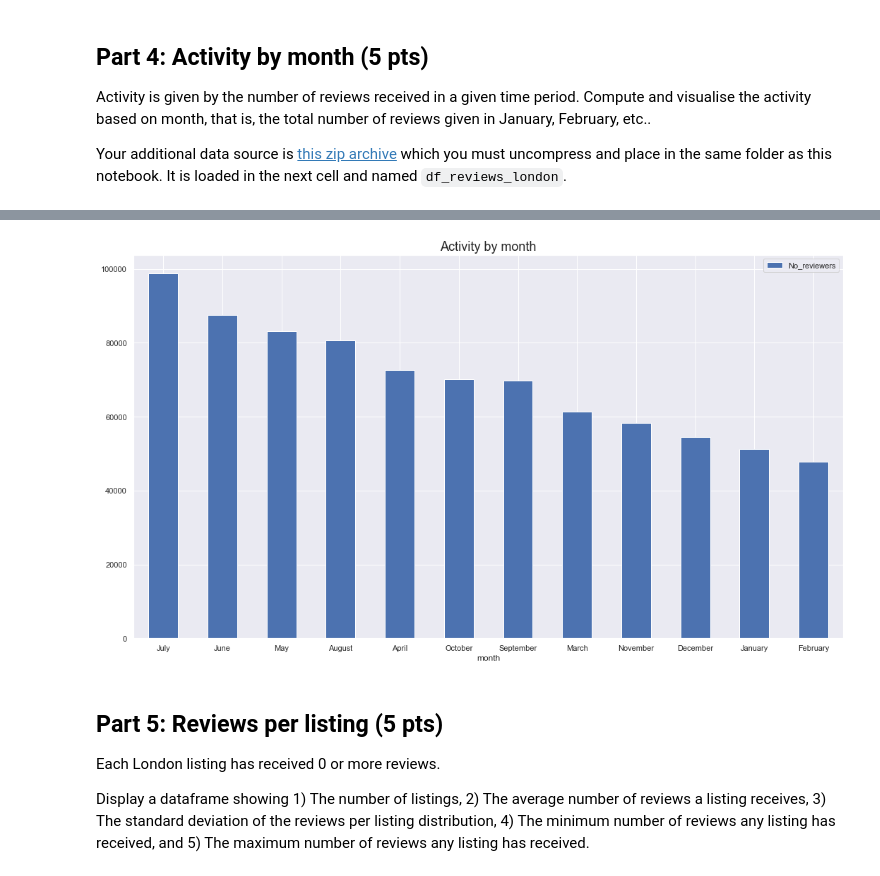
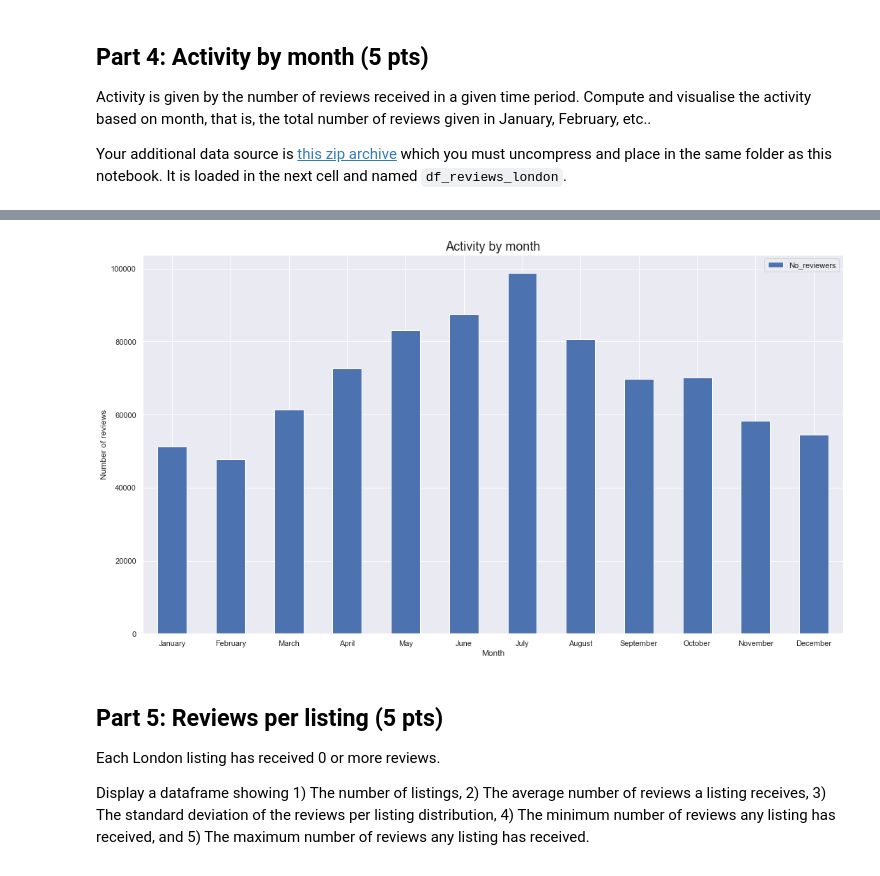
Before and after one commit to georgezefko/02807_Computational_tools_for_DS, a Jupyter notebook: 02807_Project_2.ipynb, the cells around one changed output, grey strips where cells are left out. Cells and saved outputs as stored; diff of their text form; code cells hidden in the pictures.

```diff
--- a/02807_Project_2.ipynb
+++ b/02807_Project_2.ipynb
@@ -467,13 +483,17 @@ df_reviews_london.toPandas()
 # %%
+# your code goes here
 activity = df_reviews_london.withColumn('month',F.date_format('date',"MMMM")) \
                             .groupBy('month').agg(F.count('reviewer_id').alias('No_reviewers')) \
                             .toPandas()
 
-_ = activity.set_index('month').sort_values(by='No_reviewers',ascending=False).plot( kind= 'bar'  , rot= 0 ,figsize=(18,10))
+month_order=['January','February','March','April','May','June','July','August','September','October','November','December']
+_ = activity.set_index('month').loc[month_order].plot( kind= 'bar'  , rot= 0 ,figsize=(18,10))
 plt.title('Activity by month',fontsize=18)
+_.set_xlabel("Month")
+_.set_ylabel("Number of reviews")
 plt.show()
 # %% [output]
-[figure, old version]
+[figure, new version]
 # %% [markdown]
 ## Part 5: Reviews per listing (5 pts)
 
```
Also changed, not shown: parts of 56 cells of this notebook.
